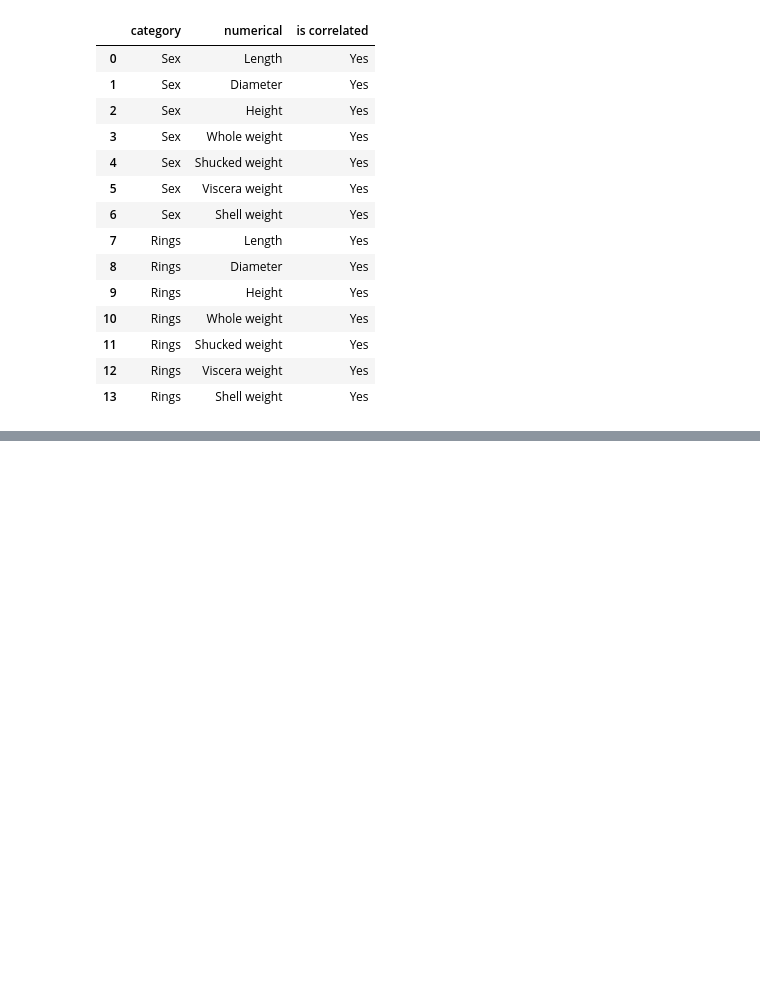
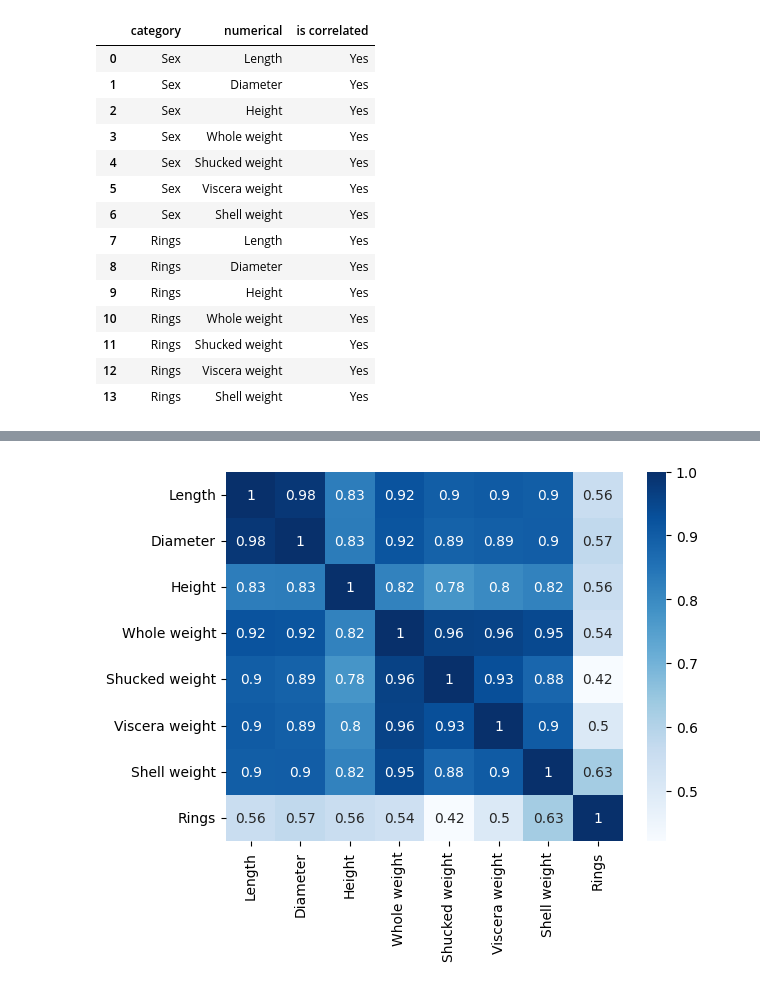
Before and after one commit to OXYCRiNGE/analysis, a Jupyter notebook: analysis.ipynb, the cells around one changed output, grey strips where cells are left out. Drawn from its saved outputs; the diff is of its cells as text; code cells hidden in the pictures; blank space fills up the shorter version.

```diff
--- a/analysis.ipynb
+++ b/analysis.ipynb
@@ -386,0 +383,9 @@ anova_general_result
+# %%
+# Целевая переменная
+target = 'Rings'
+
+# Заполнение пропусков медианой относительно целевого признака
+for col in df.select_dtypes(include=['number']).columns:
+    if col != target and df[col].isnull().sum() > 0:  # Только числовые столбцы с пропусками
+        df[col] = df.groupby(target)[col].transform(lambda x: x.fillna(x.median()))
+        print(f'Пропуски в {col} заполнены медианами по группам {target}')
@@ -386,0 +428,9 @@ anova_general_result
+# %%
+#height равных нулю меньше нуля, удалю их
+df = df[df['Height'] > 0]
+# %%
+#корреляция Пирсона
+corr_pirs = df.corr(numeric_only=True) # матрица корреляций
+sns.heatmap(corr_pirs, cmap="Blues", annot=True);
+# %% [output]
+[figure, added]
```
Also changed, not shown: parts of 14 cells of this notebook.
